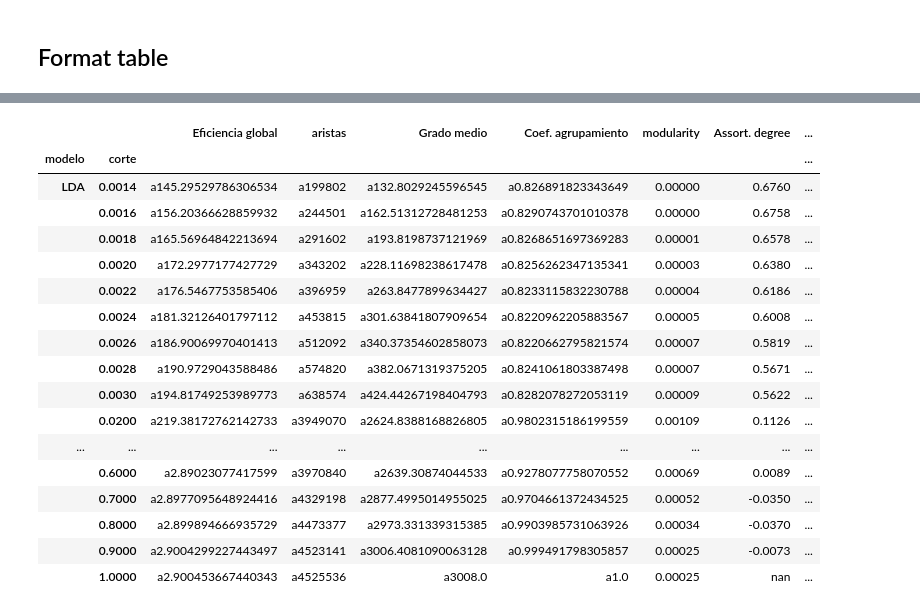
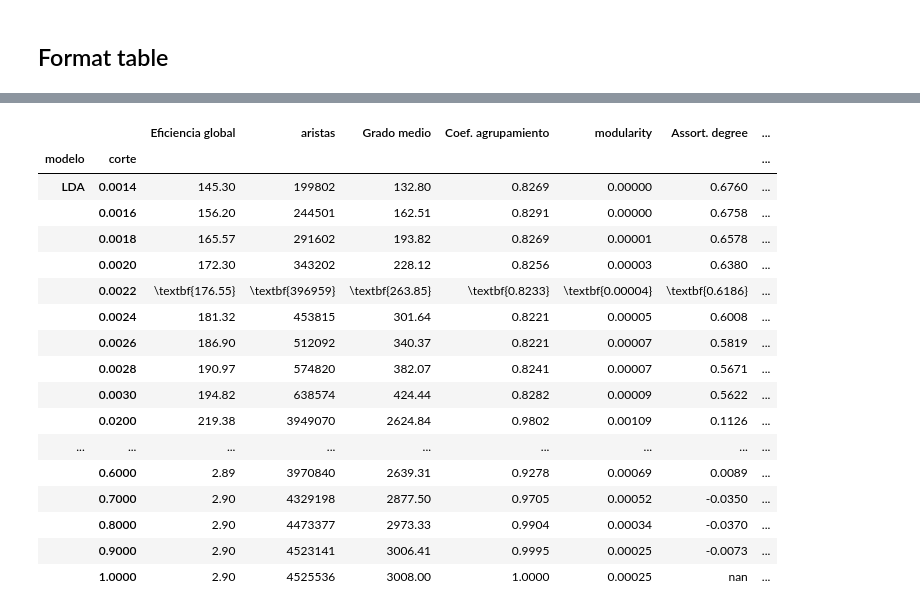
Before and after one commit to AzaelCC/Credit-Risk-Explainable-ML, a Jupyter notebook: src/GraphAnalysis_jobs/SummaryTable.ipynb, the cells around one changed output, grey strips where cells are left out. Saved outputs shown, nothing was run; the diff lists cells and outputs as text; code cells hidden in the pictures.

Commit message:
Automatic bold of optimal row

```diff
--- a/src/GraphAnalysis_jobs/SummaryTable.ipynb
+++ b/src/GraphAnalysis_jobs/SummaryTable.ipynb
@@ -315,47 +327,48 @@ stats_df.loc[stats_df.OPTIMAL==True]
 # %%
 # Tabla general
 # Solo alrededor del corte optimo
 # Modelo, submodelo por corte
 main_table = stats_df.copy()
-main_table.drop(labels=['NAME', 'OPTIMAL'], axis=1, inplace=True)
+main_table.drop(labels=['NAME'], axis=1, inplace=True)
 main_table.drop_duplicates(inplace=True)
 
 
 main_table['per_max_eff'] = main_table['per_max_eff'].apply(lambda x: str('{:.2f}\%'.format(x*100)))
 main_table['modularity'] = main_table['modularity'].apply(lambda x: str('{:.5f}'.format(x)) )
-main_table[''] = main_table[''].apply(lambda x: str() )
-main_table[''] = main_table[''].apply(lambda x: str() )
-main_table[''] = main_table[''].apply(lambda x: str() )
-main_table[''] = main_table[''].apply(lambda x: str() )
+main_table['Assort. degree'] = main_table['Assort. degree'].apply(lambda x: str('{:.4f}'.format(x)) )
+main_table['global_efficiency'] = main_table['global_efficiency'].apply(lambda x: str('{:.2f}'.format(x)) )
+main_table['mean_degree'] = main_table['mean_degree'].apply(lambda x: str('{:.2f}'.format(x)) )
+main_table['cluster_coeff'] = main_table['cluster_coeff'].apply(lambda x: str('{:.4f}'.format(x)) )
+
+main_table.loc[main_table.OPTIMAL==True,:] = main_table.loc[main_table.OPTIMAL==True,:].applymap(lambda x: '\\textbf{{{A}}}'.format(A=str(x)))
+main_table.drop(labels=['OPTIMAL'], axis=1, inplace=True)
+
 
 styler = main_table.style
-styler.format('{:.2f}', subset=['global_efficiency', 'mean_degree'])\
-      .format(lambda x: 'a{}'.format(x))\
-      .format('{:.4f}', subset=['Assort. degree'])\
-      .format_index('{:.4f}', level=1)
+styler.format_index('{:.4f}', level=1)
 
 main_table.rename({'global_efficiency':'Eficiencia global',
                    'mean_degree':'Grado medio',
                    'cluster_coeff':'Coef. agrupamiento',
                    'per_max_eff':'\% Max efi.'},
                   axis=1, inplace=True)
 styler
 # %% [output]
 |  |  | Eficiencia global | aristas | Grado medio | Coef. agrupamiento | modularity | Assort. degree | ... |
 | modelo | corte |  |  |  |  |  |  | ... |
-| LDA | 0.0014 | a145.29529786306534 | a199802 | a132.8029245596545 | a0.826891823343649 | 0.00000 | 0.6760 | ... |
-|  | 0.0016 | a156.20366628859932 | a244501 | a162.51312728481253 | a0.8290743701010378 | 0.00000 | 0.6758 | ... |
-|  | 0.0018 | a165.56964842213694 | a291602 | a193.8198737121969 | a0.8268651697369283 | 0.00001 | 0.6578 | ... |
-|  | 0.0020 | a172.2977177427729 | a343202 | a228.11698238617478 | a0.8256262347135341 | 0.00003 | 0.6380 | ... |
-|  | 0.0022 | a176.5467753585406 | a396959 | a263.8477899634427 | a0.8233115832230788 | 0.00004 | 0.6186 | ... |
-|  | 0.0024 | a181.32126401797112 | a453815 | a301.63841807909654 | a0.8220962205883567 | 0.00005 | 0.6008 | ... |
-|  | 0.0026 | a186.90069970401413 | a512092 | a340.37354602858073 | a0.8220662795821574 | 0.00007 | 0.5819 | ... |
-|  | 0.0028 | a190.9729043588486 | a574820 | a382.0671319375205 | a0.8241061803387498 | 0.00007 | 0.5671 | ... |
-|  | 0.0030 | a194.81749253989773 | a638574 | a424.44267198404793 | a0.8282078272053119 | 0.00009 | 0.5622 | ... |
-|  | 0.0200 | a219.38172762142733 | a3949070 | a2624.8388168826805 | a0.9802315186199559 | 0.00109 | 0.1126 | ... |
+| LDA | 0.0014 | 145.30 | 199802 | 132.80 | 0.8269 | 0.00000 | 0.6760 | ... |
+|  | 0.0016 | 156.20 | 244501 | 162.51 | 0.8291 | 0.00000 | 0.6758 | ... |
+|  | 0.0018 | 165.57 | 291602 | 193.82 | 0.8269 | 0.00001 | 0.6578 | ... |
+|  | 0.0020 | 172.30 | 343202 | 228.12 | 0.8256 | 0.00003 | 0.6380 | ... |
+|  | 0.0022 | \textbf{176.55} | \textbf{396959} | \textbf{263.85} | \textbf{0.8233} | \textbf{0.00004} | \textbf{0.6186} | ... |
+|  | 0.0024 | 181.32 | 453815 | 301.64 | 0.8221 | 0.00005 | 0.6008 | ... |
+|  | 0.0026 | 186.90 | 512092 | 340.37 | 0.8221 | 0.00007 | 0.5819 | ... |
+|  | 0.0028 | 190.97 | 574820 | 382.07 | 0.8241 | 0.00007 | 0.5671 | ... |
+|  | 0.0030 | 194.82 | 638574 | 424.44 | 0.8282 | 0.00009 | 0.5622 | ... |
+|  | 0.0200 | 219.38 | 3949070 | 2624.84 | 0.9802 | 0.00109 | 0.1126 | ... |
 | ... | ... | ... | ... | ... | ... | ... | ... | ... |
-|  | 0.6000 | a2.89023077417599 | a3970840 | a2639.30874044533 | a0.9278077758070552 | 0.00069 | 0.0089 | ... |
-|  | 0.7000 | a2.8977095648924416 | a4329198 | a2877.4995014955025 | a0.9704661372434525 | 0.00052 | -0.0350 | ... |
-|  | 0.8000 | a2.899894666935729 | a4473377 | a2973.331339315385 | a0.9903985731063926 | 0.00034 | -0.0370 | ... |
-|  | 0.9000 | a2.9004299227443497 | a4523141 | a3006.4081090063128 | a0.999491798305857 | 0.00025 | -0.0073 | ... |
-|  | 1.0000 | a2.900453667440343 | a4525536 | a3008.0 | a1.0 | 0.00025 | nan | ... |
+|  | 0.6000 | 2.89 | 3970840 | 2639.31 | 0.9278 | 0.00069 | 0.0089 | ... |
+|  | 0.7000 | 2.90 | 4329198 | 2877.50 | 0.9705 | 0.00052 | -0.0350 | ... |
+|  | 0.8000 | 2.90 | 4473377 | 2973.33 | 0.9904 | 0.00034 | -0.0370 | ... |
+|  | 0.9000 | 2.90 | 4523141 | 3006.41 | 0.9995 | 0.00025 | -0.0073 | ... |
+|  | 1.0000 | 2.90 | 4525536 | 3008.00 | 1.0000 | 0.00025 | nan | ... |
```
Also changed, not shown: parts of 4 cells of this notebook.
